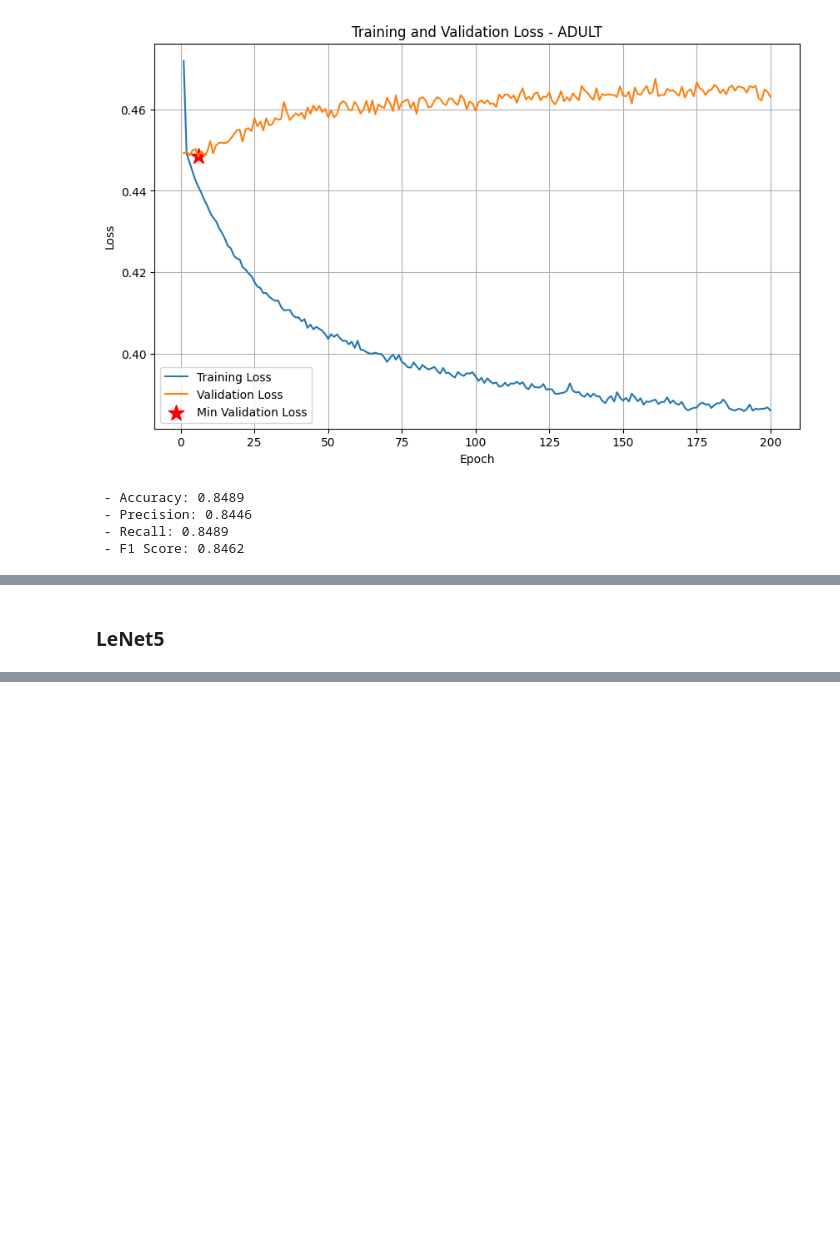
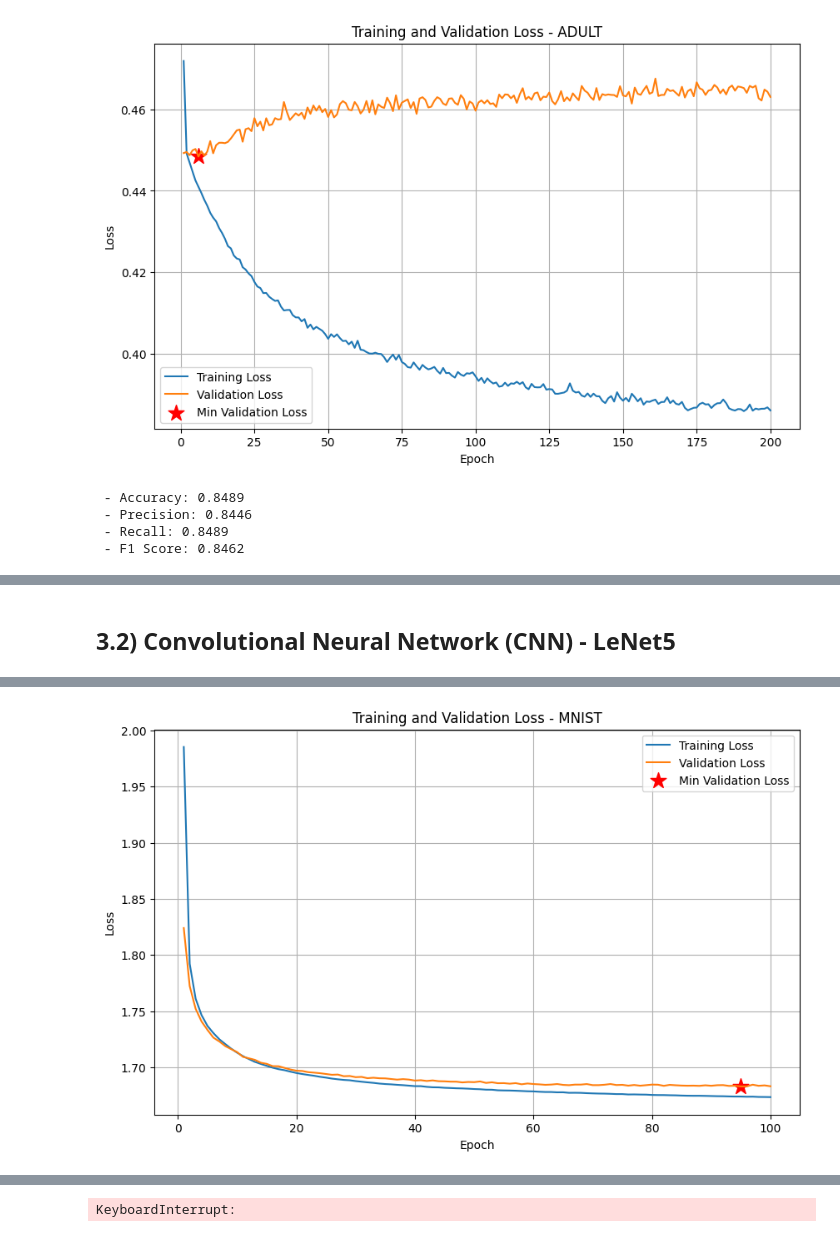
Before and after one commit to pako-23/eris, a Jupyter notebook: experiments/test_models_training.ipynb, the cells around one changed output, grey strips where cells are left out. Cells and saved outputs as stored; diff of their text form; code cells hidden in the pictures; blank space fills up the shorter version.

Commit message:
test training Lenet5 resnet9 v2

```diff
--- a/experiments/test_models_training.ipynb
+++ b/experiments/test_models_training.ipynb
@@ -507,7 +506,7 @@ Epoch [200/200], Loss: 0.3860, Val Loss: 0.4631
 # %%
 # Training loop
 DATASETS = ['mnist', 'cifar10']
-EPOCHS = [100,100]
+EPOCHS = [150,150]
 BATCH_SIZE = 64
 LEARNING_RATE = 0.001
 DEVICE = check_gpu()
@@ -531,7 +530,6 @@ for n, dataset in enumerate(DATASETS):
     test_loader = DataLoader(test_dataset, batch_size=BATCH_SIZE, shuffle=False)
 
     # Model, criterion, and optimizer
-    # input_dim, num_classes = init_LinearRegressor(train_dataset)
     model = CNN(dataset_name=dataset).to(DEVICE)
     criterion = model.criterion
 
@@ -539,7 +537,6 @@ for n, dataset in enumerate(DATASETS):
     # optimizer = optim.SGD(model.parameters(), lr=LEARNING_RATE)
 
     # Train the model
-    # best_model, final_model, metrics = train_model(model, train_loader, val_loader, criterion, optimizer, num_epochs=EPOCHS)
     best_model, final_model, metrics = train_model(model, train_loader, val_loader, criterion, optimizer, num_epochs=EPOCHS[n], device=DEVICE)
     plot_training_metrics(metrics, dataset)
 
@@ -603,9 +577,9 @@ Epoch [100/100], Loss: 2.0378, Val Loss: 2.0858
-# %% [markdown]
-### LeNet5
+# %% [markdown]
+## 3.2) Convolutional Neural Network (CNN) - LeNet5
 # %%
 # Training loop
 DATASETS = ['mnist', 'cifar10']
-EPOCHS = [100,100]
+EPOCHS = [200,200]
 BATCH_SIZE = 64
 LEARNING_RATE = 0.001
 DEVICE = check_gpu()
@@ -629,7 +603,6 @@ for n, dataset in enumerate(DATASETS):
     test_loader = DataLoader(test_dataset, batch_size=BATCH_SIZE, shuffle=False)
 
     # Model, criterion, and optimizer
-    # input_dim, num_classes = init_LinearRegressor(train_dataset)
     model = LeNet5Flexible(dataset_name=dataset).to(DEVICE)
     criterion = model.criterion
 
@@ -637,7 +610,6 @@ for n, dataset in enumerate(DATASETS):
     # optimizer = optim.SGD(model.parameters(), lr=LEARNING_RATE)
 
     # Train the model
-    # best_model, final_model, metrics = train_model(model, train_loader, val_loader, criterion, optimizer, num_epochs=EPOCHS)
     best_model, final_model, metrics = train_model(model, train_loader, val_loader, criterion, optimizer, num_epochs=EPOCHS[n], device=DEVICE)
     plot_training_metrics(metrics, dataset)
 
@@ -677,0 +650 @@ Epoch [22/100], Loss: 1.6933, Val Loss: 1.6957
+[figure, added]
@@ -677,0 +668 @@ Epoch [22/100], Loss: 1.6933, Val Loss: 1.6957
+KeyboardInterrupt:
```
Also changed, not shown: parts of 11 cells of this notebook.
